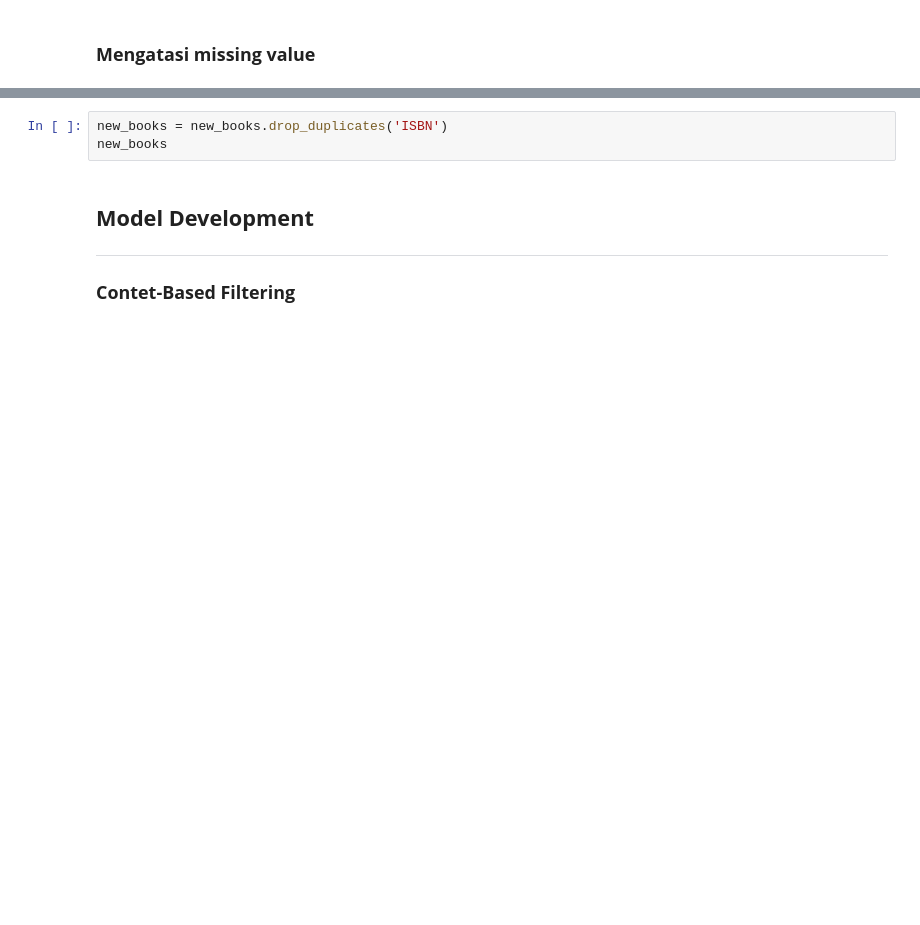
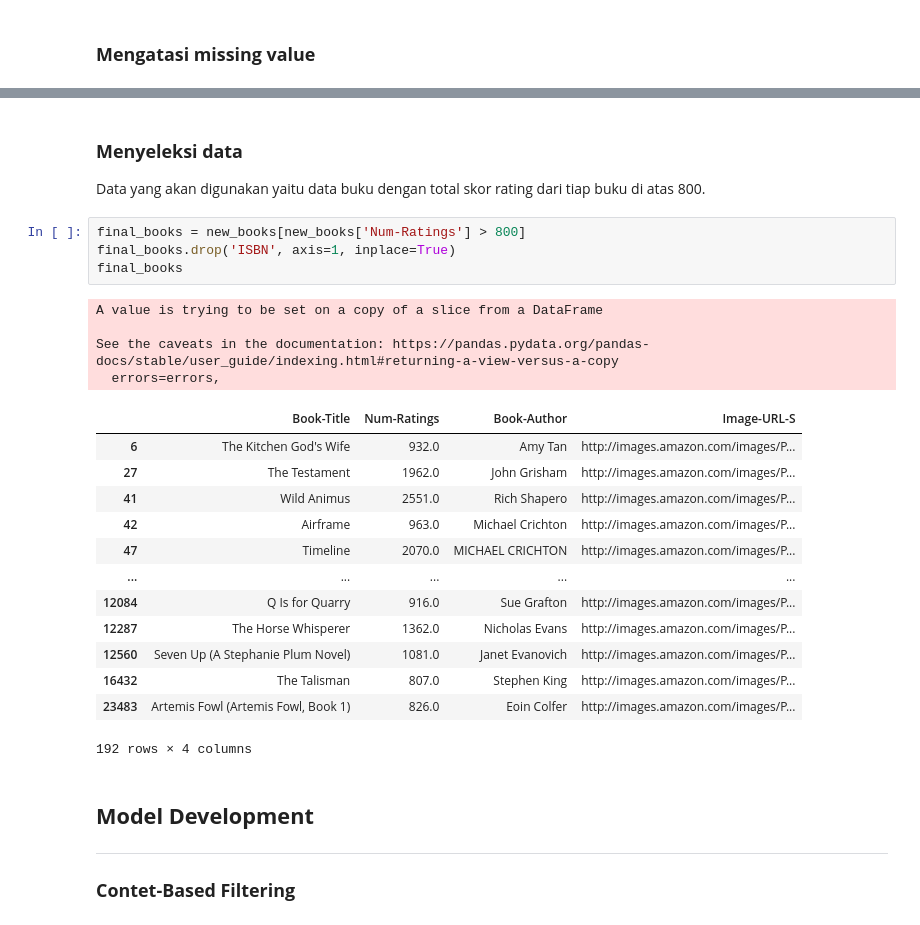
Before and after one commit to ziss11/books-recommendation, a Jupyter notebook: BookRecommendation.ipynb, the cells around one changed output, grey strips where cells are left out. Drawn from its saved outputs; the diff is of its cells as text; blank space fills up the shorter version.

```diff
--- a/BookRecommendation.ipynb
+++ b/BookRecommendation.ipynb
@@ -133,6 +293,28 @@ new_books.isnull().sum()
-# %%
-new_books = new_books.drop_duplicates('ISBN')
-new_books
+# %% [markdown]
+### **Menyeleksi data**
+Data yang akan digunakan yaitu data buku dengan total skor rating dari tiap buku di atas 800.
+# %%
+final_books = new_books[new_books['Num-Ratings'] > 800]
+final_books.drop('ISBN', axis=1, inplace=True)
+final_books
+# %% [output]
+A value is trying to be set on a copy of a slice from a DataFrame
+
+See the caveats in the documentation: https://pandas.pydata.org/pandas-docs/stable/user_guide/indexing.html#returning-a-view-versus-a-copy
+  errors=errors,
+|  | Book-Title | Num-Ratings | Book-Author | Image-URL-S |
+| 6 | The Kitchen God's Wife | 932.0 | Amy Tan | http://images.amazon.com/images/P... |
+| 27 | The Testament | 1962.0 | John Grisham | http://images.amazon.com/images/P... |
+| 41 | Wild Animus | 2551.0 | Rich Shapero | http://images.amazon.com/images/P... |
+| 42 | Airframe | 963.0 | Michael Crichton | http://images.amazon.com/images/P... |
+| 47 | Timeline | 2070.0 | MICHAEL CRICHTON | http://images.amazon.com/images/P... |
+| ... | ... | ... | ... | ... |
+| 12084 | Q Is for Quarry | 916.0 | Sue Grafton | http://images.amazon.com/images/P... |
+| 12287 | The Horse Whisperer | 1362.0 | Nicholas Evans | http://images.amazon.com/images/P... |
+| 12560 | Seven Up (A Stephanie Plum Novel) | 1081.0 | Janet Evanovich | http://images.amazon.com/images/P... |
+| 16432 | The Talisman | 807.0 | Stephen King | http://images.amazon.com/images/P... |
+| 23483 | Artemis Fowl (Artemis Fowl, Book 1) | 826.0 | Eoin Colfer | http://images.amazon.com/images/P... |
+192 rows × 4 columns
 # %% [markdown]
 ## **Model Development**
 
```
Also changed, not shown: parts of 34 cells of this notebook.
